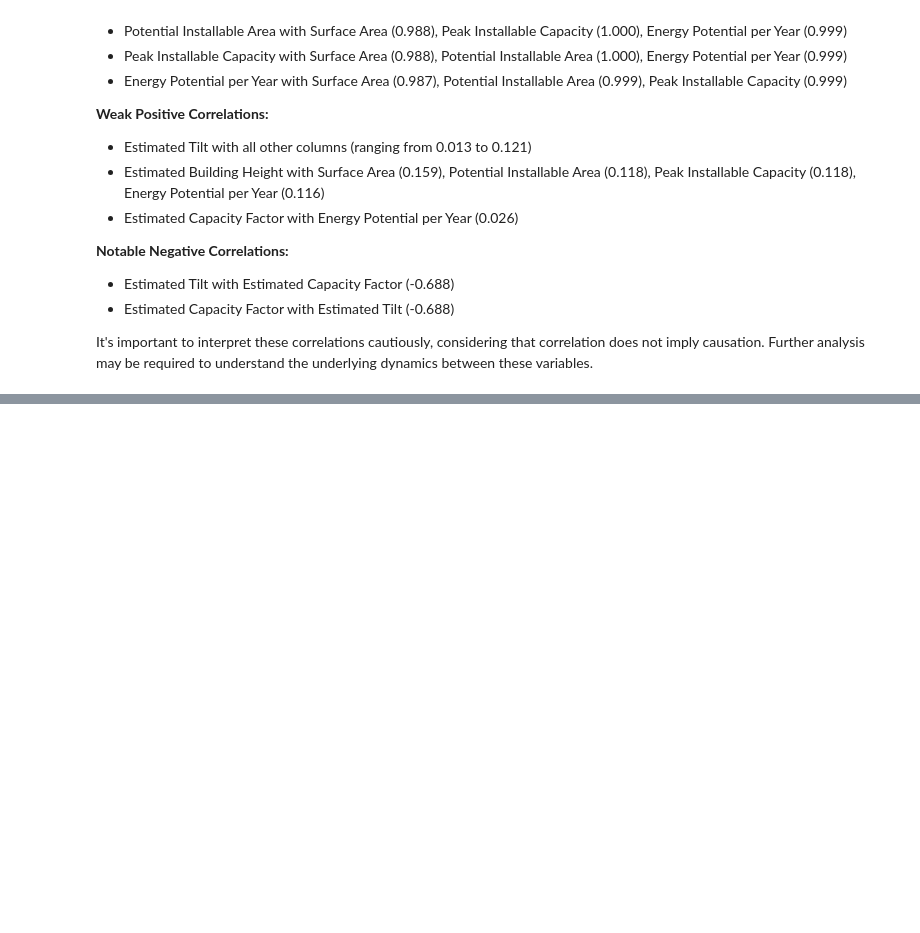
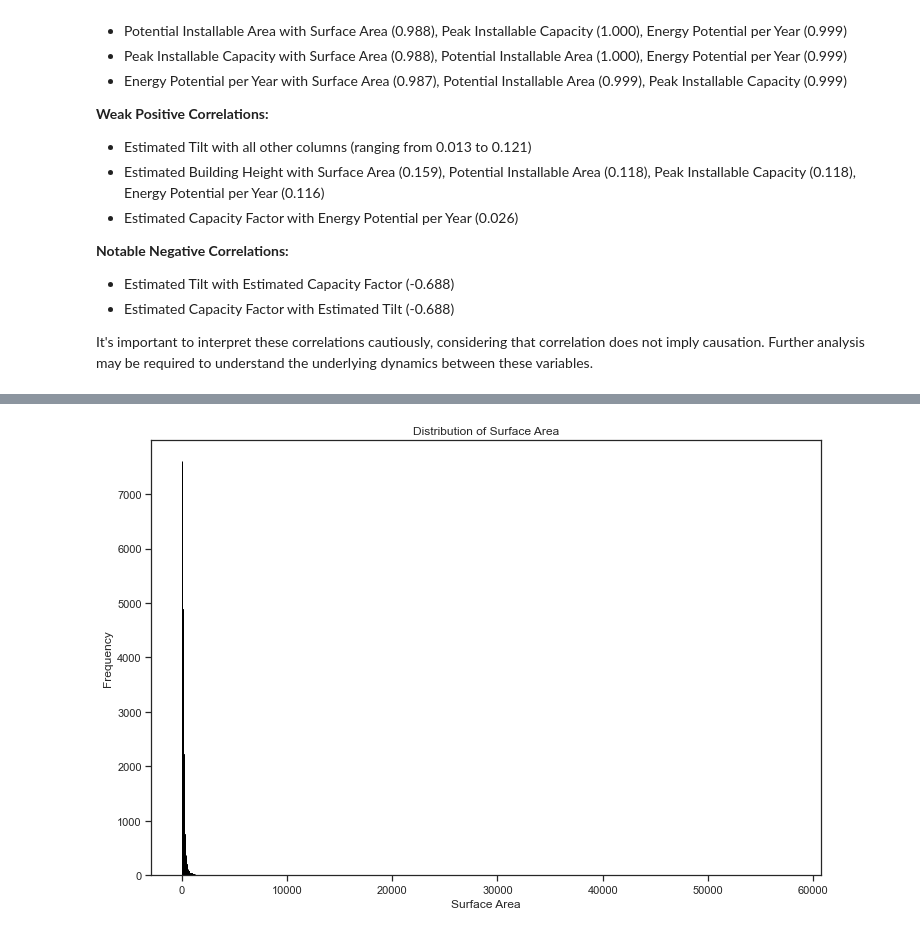
Before and after one commit to samcurryokee/Solar-Panel-Optimization-in-Nairobi, a Jupyter notebook: esther.ipynb, the cells around one changed output, grey strips where cells are left out. Cells and saved outputs as stored; diff of their text form; code cells hidden in the pictures; blank space fills up the shorter version.

```diff
--- a/esther.ipynb
+++ b/esther.ipynb
@@ -491,0 +537,11 @@ print(vif_result)
+# %%
+import matplotlib.pyplot as plt
+
+# Assuming df is your DataFrame
+plt.hist(df['Surface_area'], bins="auto", color='skyblue', edgecolor='black')
+plt.title('Distribution of Surface Area')
+plt.xlabel('Surface Area')
+plt.ylabel('Frequency')
+plt.show()
+# %% [output]
+[figure, added]
```
Also changed, not shown: parts of 24 cells of this notebook.
